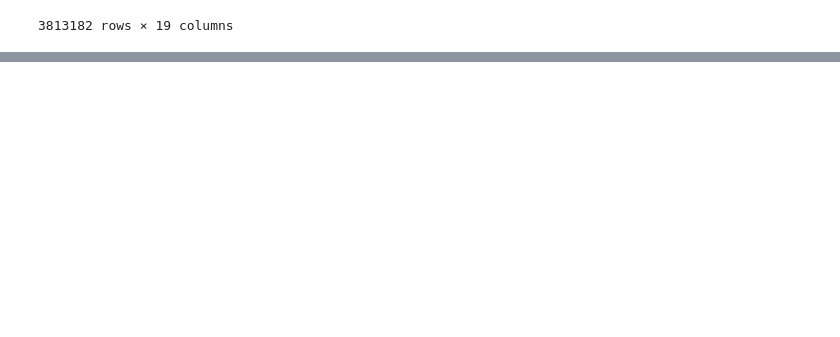
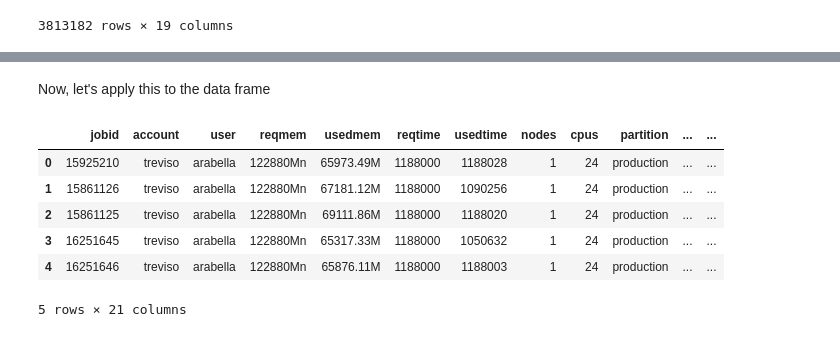
Before and after one commit to nss-data-science-cohort-4/dq2-accre-amd, a Jupyter notebook: notebooks/accre_jobs_2020.ipynb, the cells around one changed output, grey strips where cells are left out. Saved outputs shown, nothing was run; the diff lists cells and outputs as text; code cells hidden in the pictures; blank space fills up the shorter version.

```diff
--- a/notebooks/accre_jobs_2020.ipynb
+++ b/notebooks/accre_jobs_2020.ipynb
@@ -321,3 +335,8 @@ accre_jobs_2020
 | 3816286 | 24173815_9 | portabella | vennie | 32768Mn | 31067.75M | 86400 | 147 | 1 | 2 | production | 0:0 | ... |
 | 3816287 | 24173815_10 | portabella | vennie | 32768Mn | 21207.96M | 86400 | 100 | 1 | 2 | production | 0:0 | ... |
 3813182 rows × 19 columns
+# %%
+# Converting to correct data types
+
+accre_jobs_2020['reqmem_mn'] = accre_jobs_2020['reqmem_mn'].astype(float)
+accre_jobs_2020['reqmem_mc'] = accre_jobs_2020['reqmem_mc'].astype(float)
@@ -323,0 +551,15 @@ accre_jobs_2020
+# %% [markdown]
+Now, let's apply this to the data frame
+# %%
+# Add a column cluster_type_and_nodes
+# This will contain the tuple from format_nodelist
+accre_jobs_2020 = accre_jobs_2020.assign(cluster_type_and_nodes = accre_jobs_2020['nodelist'].apply(format_nodelist))
+accre_jobs_2020.head()
+# %% [output]
+|  | jobid | account | user | reqmem | usedmem | reqtime | usedtime | nodes | cpus | partition | ... | ... |
+| 0 | 15925210 | treviso | arabella | 122880Mn | 65973.49M | 1188000 | 1188028 | 1 | 24 | production | ... | ... |
+| 1 | 15861126 | treviso | arabella | 122880Mn | 67181.12M | 1188000 | 1090256 | 1 | 24 | production | ... | ... |
+| 2 | 15861125 | treviso | arabella | 122880Mn | 69111.86M | 1188000 | 1188020 | 1 | 24 | production | ... | ... |
+| 3 | 16251645 | treviso | arabella | 122880Mn | 65317.33M | 1188000 | 1050632 | 1 | 24 | production | ... | ... |
+| 4 | 16251646 | treviso | arabella | 122880Mn | 65876.11M | 1188000 | 1188003 | 1 | 24 | production | ... | ... |
+5 rows × 21 columns
```
Also changed, not shown: parts of 18 cells of this notebook.
